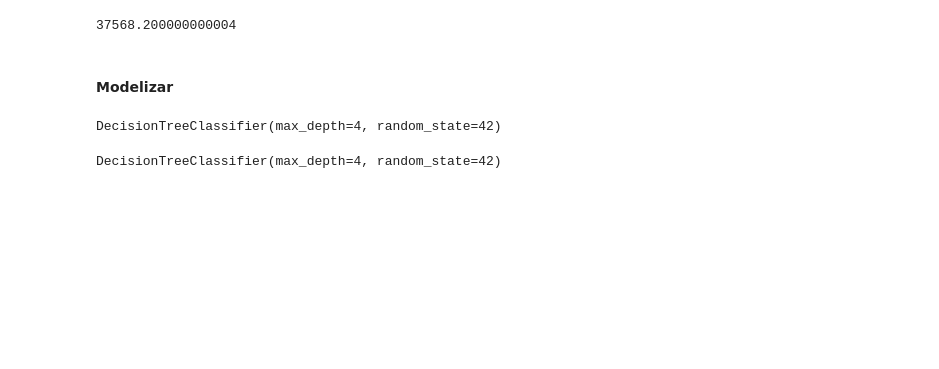
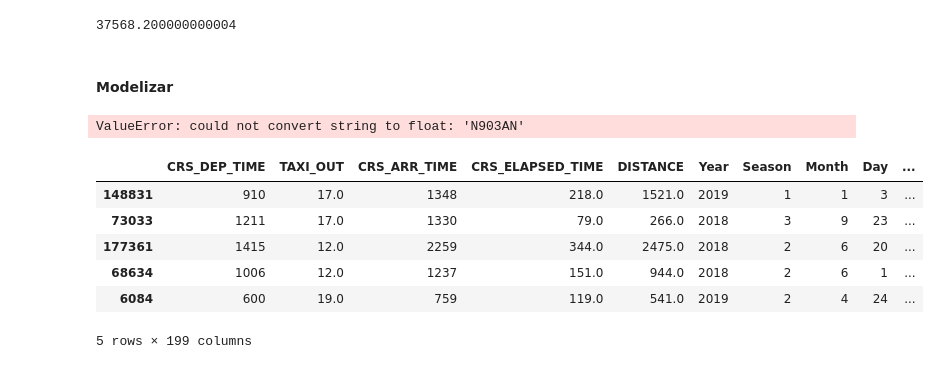
Before and after one commit to Nambu89/Supervised-Learning, a Jupyter notebook: Ejercicio_JFK.ipynb, the cells around one changed output. Saved outputs shown, nothing was run; the diff lists cells and outputs as text; code cells hidden in the pictures; blank space fills up the shorter version.

```diff
--- a/Ejercicio_JFK.ipynb
+++ b/Ejercicio_JFK.ipynb
@@ -588,22 +572,16 @@ from sklearn.tree import DecisionTreeClassifier
 # Instanciar el modelo
 dt = DecisionTreeClassifier(max_depth=4, random_state=42)
 # %%
-dt.fit(X_train_encoded, y_train)
+dt.fit(X_train, y_train)
 # %% [output]
-DecisionTreeClassifier(max_depth=4, random_state=42)
+ValueError: could not convert string to float: 'N903AN'
-# %%
-from sklearn.preprocessing import OneHotEncoder
-
-# Crear un objeto OneHotEncoder
-encoder = OneHotEncoder(handle_unknown='ignore')
-
-# Ajustar el encoder al conjunto de datos de entrenamiento
-encoder.fit(X_train)
-
-# Transformar el conjunto de datos de entrenamiento
-X_train_encoded = encoder.transform(X_train)
-
-# Ajustar el modelo de árbol de decisión al conjunto de datos transformado
-dt.fit(X_train_encoded, y_train)
-# %% [output]
-DecisionTreeClassifier(max_depth=4, random_state=42)
+# %%
+X_train.head()
+# %% [output]
+|  | CRS_DEP_TIME | TAXI_OUT | CRS_ARR_TIME | CRS_ELAPSED_TIME | DISTANCE | Year | Season | Month | Day | ... |
+| 148831 | 910 | 17.0 | 1348 | 218.0 | 1521.0 | 2019 | 1 | 1 | 3 | ... |
+| 73033 | 1211 | 17.0 | 1330 | 79.0 | 266.0 | 2018 | 3 | 9 | 23 | ... |
+| 177361 | 1415 | 12.0 | 2259 | 344.0 | 2475.0 | 2018 | 2 | 6 | 20 | ... |
+| 68634 | 1006 | 12.0 | 1237 | 151.0 | 944.0 | 2018 | 2 | 6 | 1 | ... |
+| 6084 | 600 | 19.0 | 759 | 119.0 | 541.0 | 2019 | 2 | 4 | 24 | ... |
+5 rows × 199 columns
```
Also changed, not shown: parts of 10 cells of this notebook.
